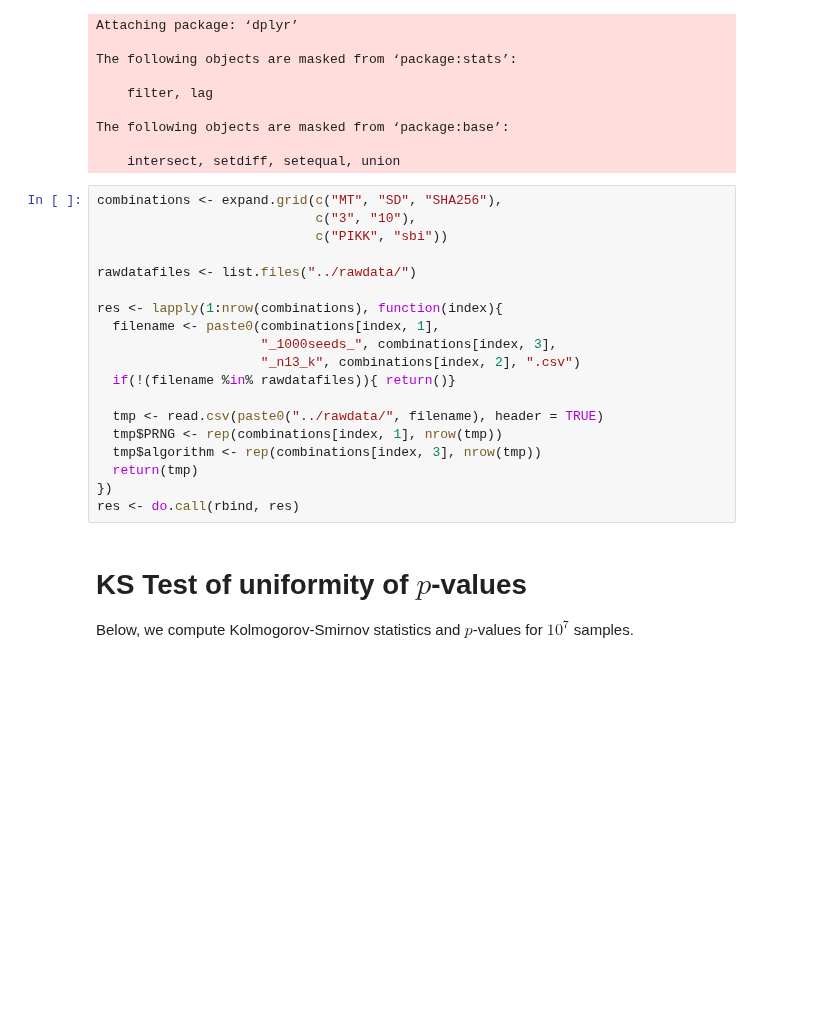
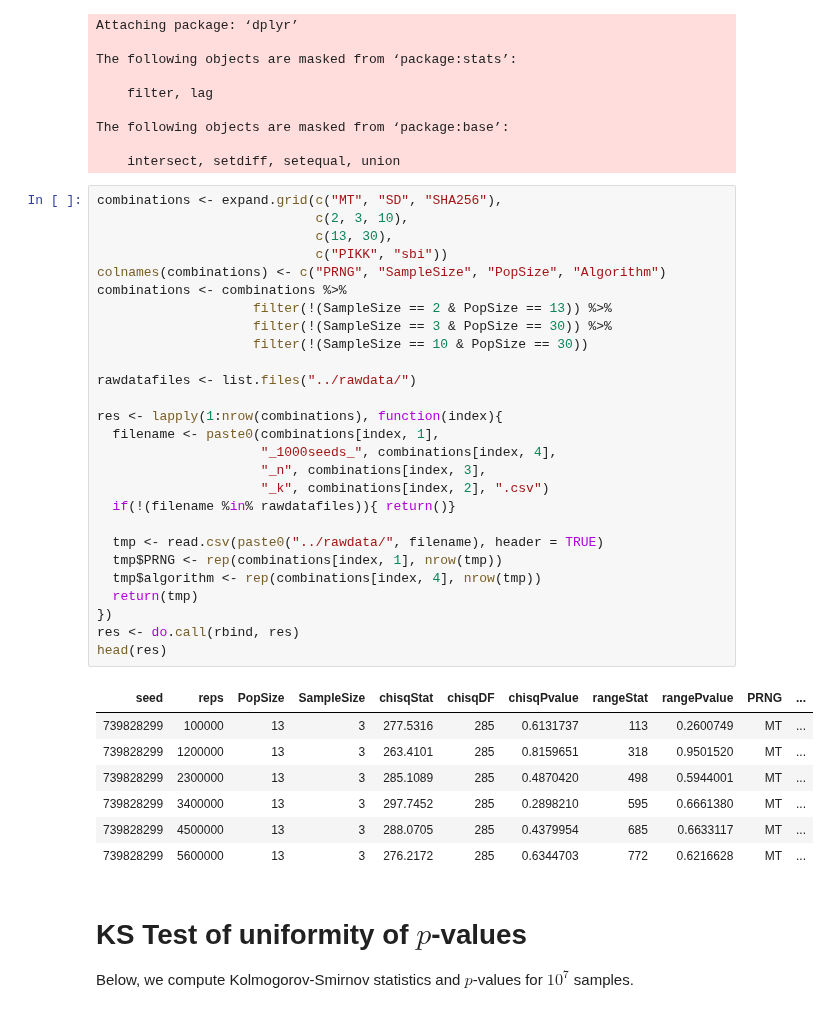
Before and after one commit to kellieotto/prngs-and-permutations, a Jupyter notebook: Code/frequencySimulations/results/thousandseed_results.ipynb, the cells around one changed output. Cells and saved outputs as stored; diff of their text form; blank space fills up the shorter version.

```diff
--- a/Code/frequencySimulations/results/thousandseed_results.ipynb
+++ b/Code/frequencySimulations/results/thousandseed_results.ipynb
@@ -48,23 +48,39 @@ The following objects are masked from ‘package:base’:
     intersect, setdiff, setequal, union
 # %%
 combinations <- expand.grid(c("MT", "SD", "SHA256"),
-                            c("3", "10"),
+                            c(2, 3, 10),
+                            c(13, 30),
                             c("PIKK", "sbi"))
+colnames(combinations) <- c("PRNG", "SampleSize", "PopSize", "Algorithm")
+combinations <- combinations %>%
+                    filter(!(SampleSize == 2 & PopSize == 13)) %>%
+                    filter(!(SampleSize == 3 & PopSize == 30)) %>%
+                    filter(!(SampleSize == 10 & PopSize == 30))
 
 rawdatafiles <- list.files("../rawdata/")
 
 res <- lapply(1:nrow(combinations), function(index){
   filename <- paste0(combinations[index, 1],
-                     "_1000seeds_", combinations[index, 3],
-                     "_n13_k", combinations[index, 2], ".csv")
+                     "_1000seeds_", combinations[index, 4],
+                     "_n", combinations[index, 3],
+                     "_k", combinations[index, 2], ".csv")
   if(!(filename %in% rawdatafiles)){ return()}
 
   tmp <- read.csv(paste0("../rawdata/", filename), header = TRUE)
   tmp$PRNG <- rep(combinations[index, 1], nrow(tmp))
-  tmp$algorithm <- rep(combinations[index, 3], nrow(tmp))
+  tmp$algorithm <- rep(combinations[index, 4], nrow(tmp))
   return(tmp)
 })
 res <- do.call(rbind, res)
+head(res)
+# %% [output]
+| seed | reps | PopSize | SampleSize | chisqStat | chisqDF | chisqPvalue | rangeStat | rangePvalue | PRNG | ... |
+| 739828299 | 100000 | 13 | 3 | 277.5316 | 285 | 0.6131737 | 113 | 0.2600749 | MT | ... |
+| 739828299 | 1200000 | 13 | 3 | 263.4101 | 285 | 0.8159651 | 318 | 0.9501520 | MT | ... |
+| 739828299 | 2300000 | 13 | 3 | 285.1089 | 285 | 0.4870420 | 498 | 0.5944001 | MT | ... |
+| 739828299 | 3400000 | 13 | 3 | 297.7452 | 285 | 0.2898210 | 595 | 0.6661380 | MT | ... |
+| 739828299 | 4500000 | 13 | 3 | 288.0705 | 285 | 0.4379954 | 685 | 0.6633117 | MT | ... |
+| 739828299 | 5600000 | 13 | 3 | 276.2172 | 285 | 0.6344703 | 772 | 0.6216628 | MT | ... |
 # %% [markdown]
 # KS Test of uniformity of $p$-values
 
```
Also changed, not shown: parts of 7 cells of this notebook.
